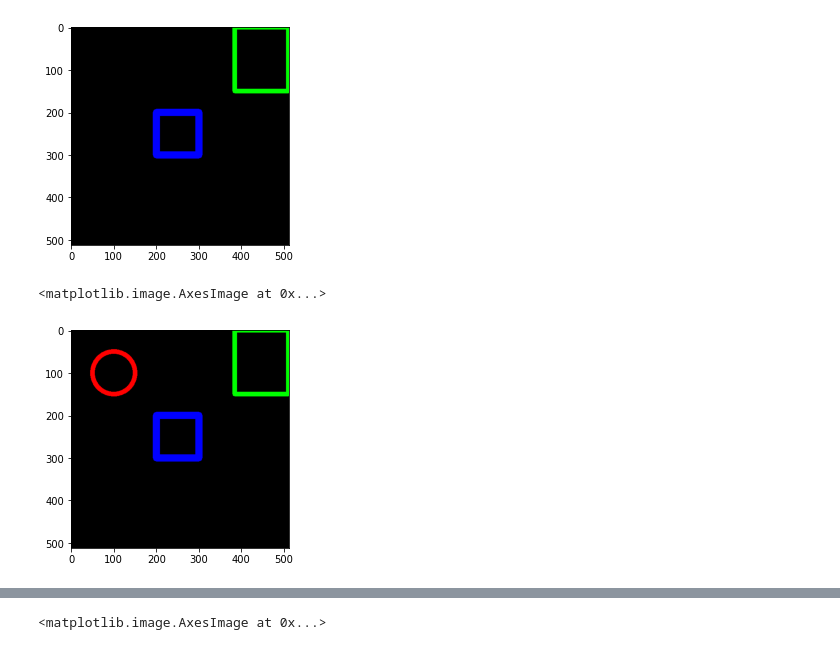
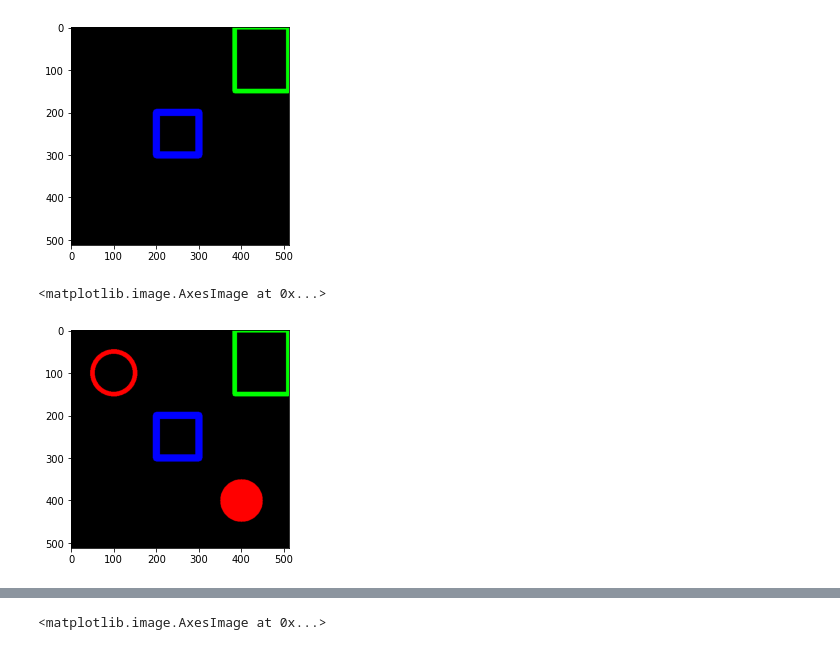
Before and after one commit to un-ro/PCVK_Genap_2021, a Jupyter notebook: Week2.ipynb, the cells around one changed output, grey strips where cells are left out. Saved outputs shown, nothing was run; the diff lists cells and outputs as text; code cells hidden in the pictures.

```diff
--- a/Week2.ipynb
+++ b/Week2.ipynb
@@ -88,10 +88,13 @@ plt.imshow(background)
 # %%
 # Red Circle
 cv.circle(background, center=(100,100), radius=50, color = (255, 0, 0), thickness = 10)
+
+cv.circle(background, center=(400, 400), radius=50, color=(255,0,0), thickness=-1)
+
 plt.imshow(background)
 # %% [output]
 <matplotlib.image.AxesImage at 0x...>
-[figure, old version]
+[figure, new version]
 # %%
 # Line
 cv.line(background, pt1=(0, 0), pt2=(512, 512), color = (255, 255, 255), thickness = 10)
```
Also changed, not shown: parts of 2 cells of this notebook.
